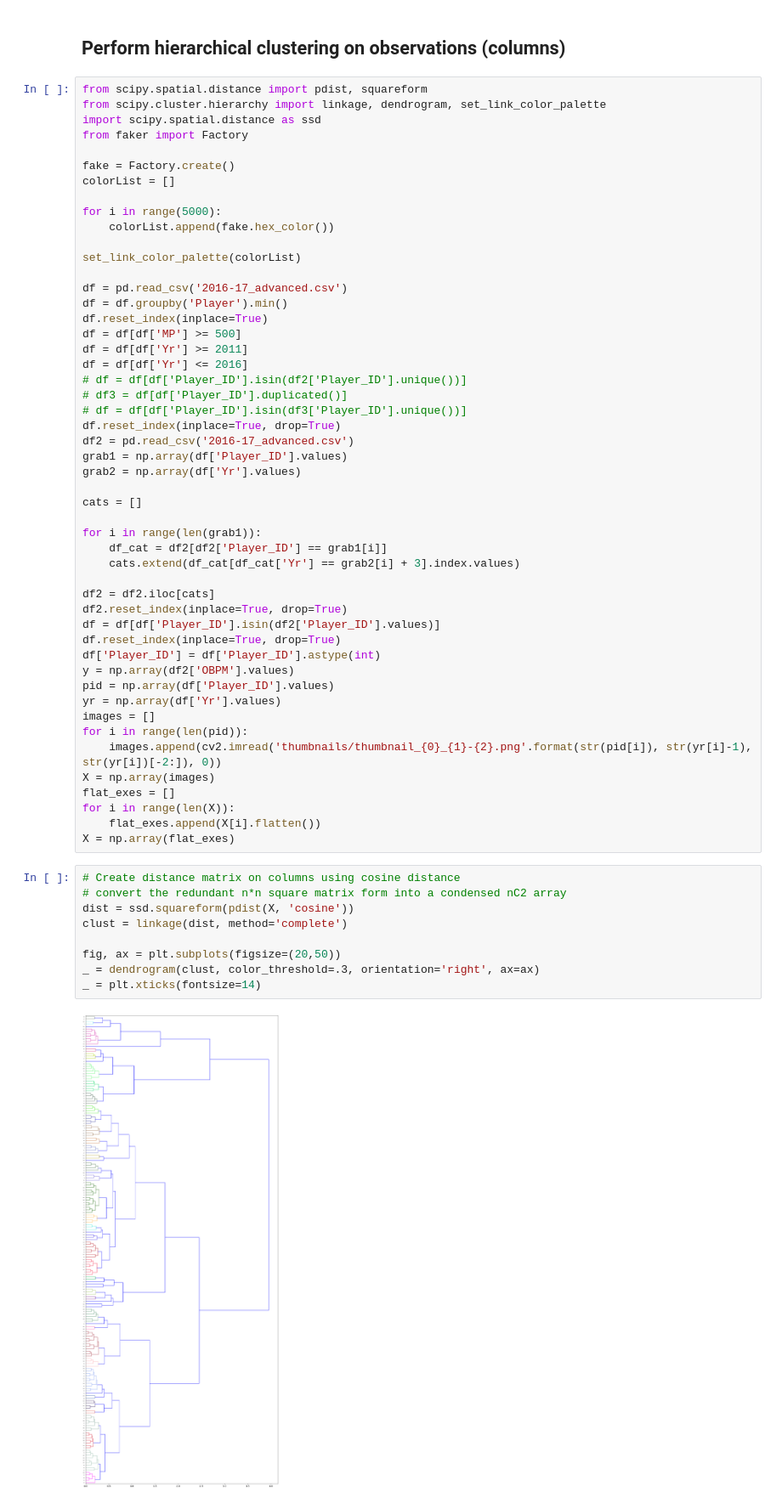
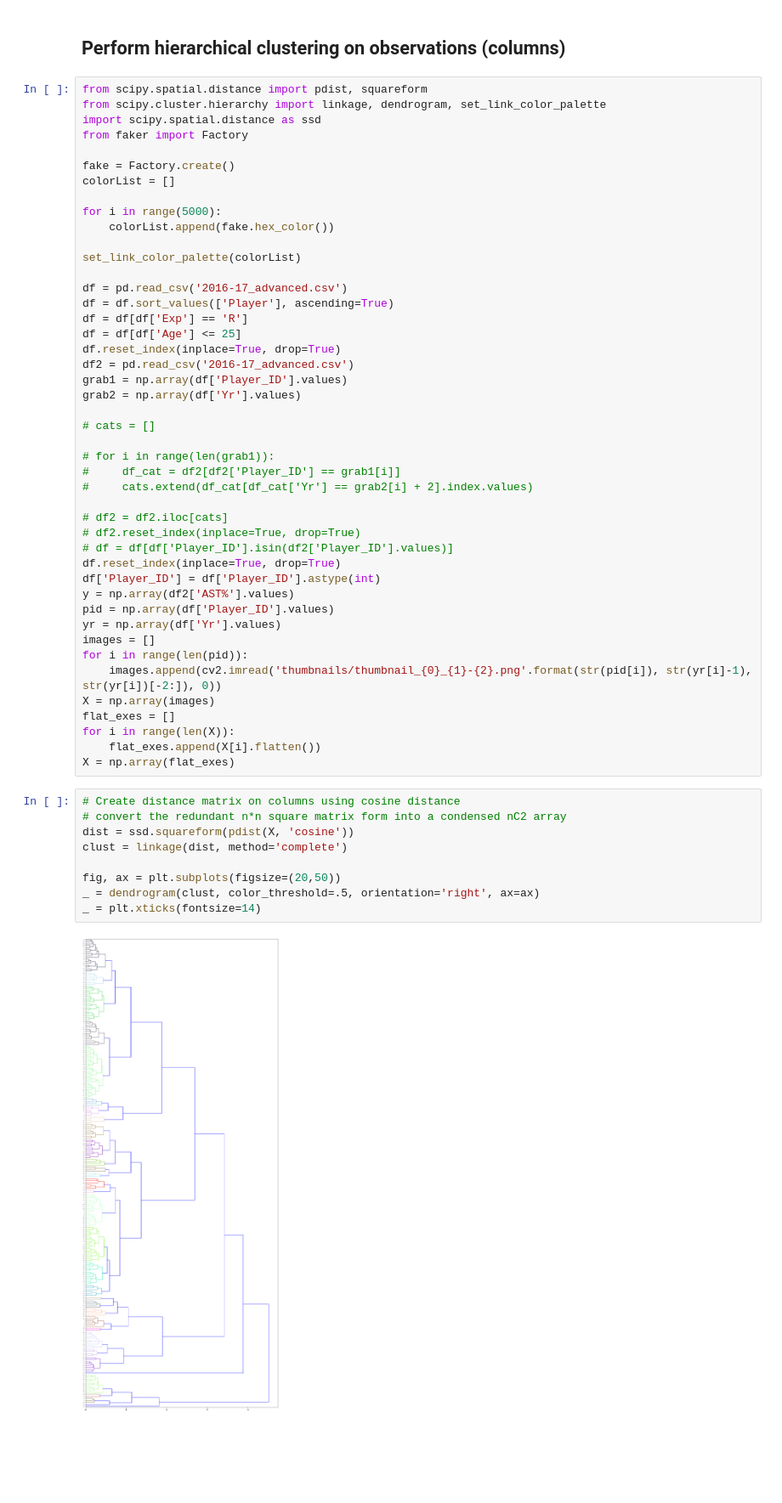
Before and after one commit to RetepAdam/shot_charts, a Jupyter notebook: HClust.ipynb, the cells around one changed output. Shown at 85% size. Cells and saved outputs as stored; diff of their text form; blank space fills up the shorter version.

```diff
--- a/HClust.ipynb
+++ b/HClust.ipynb
@@ -39,31 +39,26 @@ for i in range(5000):
 set_link_color_palette(colorList)
 
 df = pd.read_csv('2016-17_advanced.csv')
-df = df.groupby('Player').min()
-df.reset_index(inplace=True)
-df = df[df['MP'] >= 500]
-df = df[df['Yr'] >= 2011]
-df = df[df['Yr'] <= 2016]
-# df = df[df['Player_ID'].isin(df2['Player_ID'].unique())]
-# df3 = df[df['Player_ID'].duplicated()]
-# df = df[df['Player_ID'].isin(df3['Player_ID'].unique())]
+df = df.sort_values(['Player'], ascending=True)
+df = df[df['Exp'] == 'R']
+df = df[df['Age'] <= 25]
 df.reset_index(inplace=True, drop=True)
 df2 = pd.read_csv('2016-17_advanced.csv')
 grab1 = np.array(df['Player_ID'].values)
 grab2 = np.array(df['Yr'].values)
 
-cats = []
+# cats = []
 
-for i in range(len(grab1)):
-    df_cat = df2[df2['Player_ID'] == grab1[i]]
-    cats.extend(df_cat[df_cat['Yr'] == grab2[i] + 3].index.values)
+# for i in range(len(grab1)):
+#     df_cat = df2[df2['Player_ID'] == grab1[i]]
+#     cats.extend(df_cat[df_cat['Yr'] == grab2[i] + 2].index.values)
 
-df2 = df2.iloc[cats]
-df2.reset_index(inplace=True, drop=True)
-df = df[df['Player_ID'].isin(df2['Player_ID'].values)]
+# df2 = df2.iloc[cats]
+# df2.reset_index(inplace=True, drop=True)
+# df = df[df['Player_ID'].isin(df2['Player_ID'].values)]
 df.reset_index(inplace=True, drop=True)
 df['Player_ID'] = df['Player_ID'].astype(int)
-y = np.array(df2['OBPM'].values)
+y = np.array(df2['AST%'].values)
 pid = np.array(df['Player_ID'].values)
 yr = np.array(df['Yr'].values)
 images = []
@@ -77,13 +72,13 @@ X = np.array(flat_exes)
 # %%
 # Create distance matrix on columns using cosine distance
 # convert the redundant n*n square matrix form into a condensed nC2 array
 dist = ssd.squareform(pdist(X, 'cosine'))
 clust = linkage(dist, method='complete')
 
 fig, ax = plt.subplots(figsize=(20,50))
-_ = dendrogram(clust, color_threshold=.3, orientation='right', ax=ax)
+_ = dendrogram(clust, color_threshold=.5, orientation='right', ax=ax)
 _ = plt.xticks(fontsize=14)
 # %% [output]
-[figure, old version]
+[figure, new version]
 # %%
 R = dendrogram(clust,
```
Also changed, not shown: parts of 10 cells of this notebook, 5 other files.
